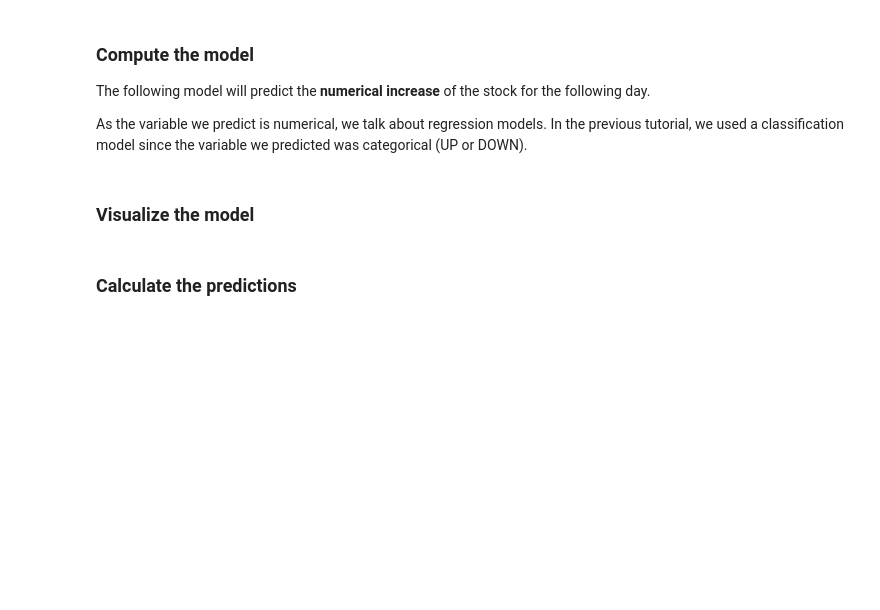
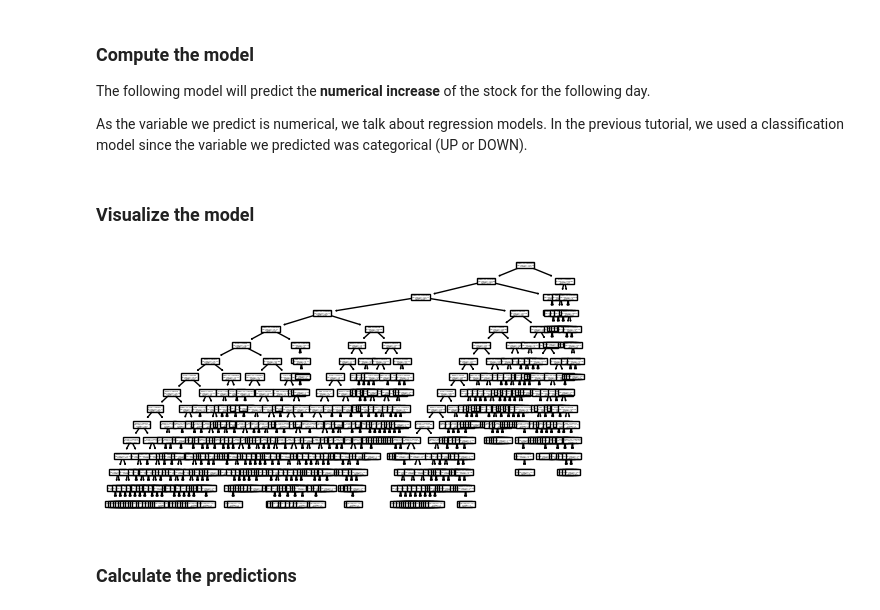
Before and after one commit to LinkedInLearning/practical-python-for-algorithmic-trading-4403633, a Jupyter notebook: 01_Machine Learning for Backtesting/04A_Machine Learning Regression Model.ipynb, the cells around one changed output. Saved outputs shown, nothing was run; the diff lists cells and outputs as text; code cells hidden in the pictures; blank space fills up the shorter version.

```diff
--- a/01_Machine Learning for Backtesting/04A_Machine Learning Regression Model.ipynb
+++ b/01_Machine Learning for Backtesting/04A_Machine Learning Regression Model.ipynb
@@ -31,5 +34,11 @@ The following model will predict the **numerical increase** of the stock for the
 As the variable we predict is numerical, we talk about regression models. In the previous tutorial, we used a classification model since the variable we predicted was categorical (UP or DOWN).
 # %% [markdown]
 ### Visualize the model
+# %%
+from sklearn.tree import plot_tree
+
+plot_tree(decision_tree=model_dt, feature_names=model_dt.feature_names_in_);
+# %% [output]
+[figure, added]
 # %% [markdown]
 ### Calculate the predictions
```
Also changed, not shown: parts of 9 cells of this notebook, 6 other files.
